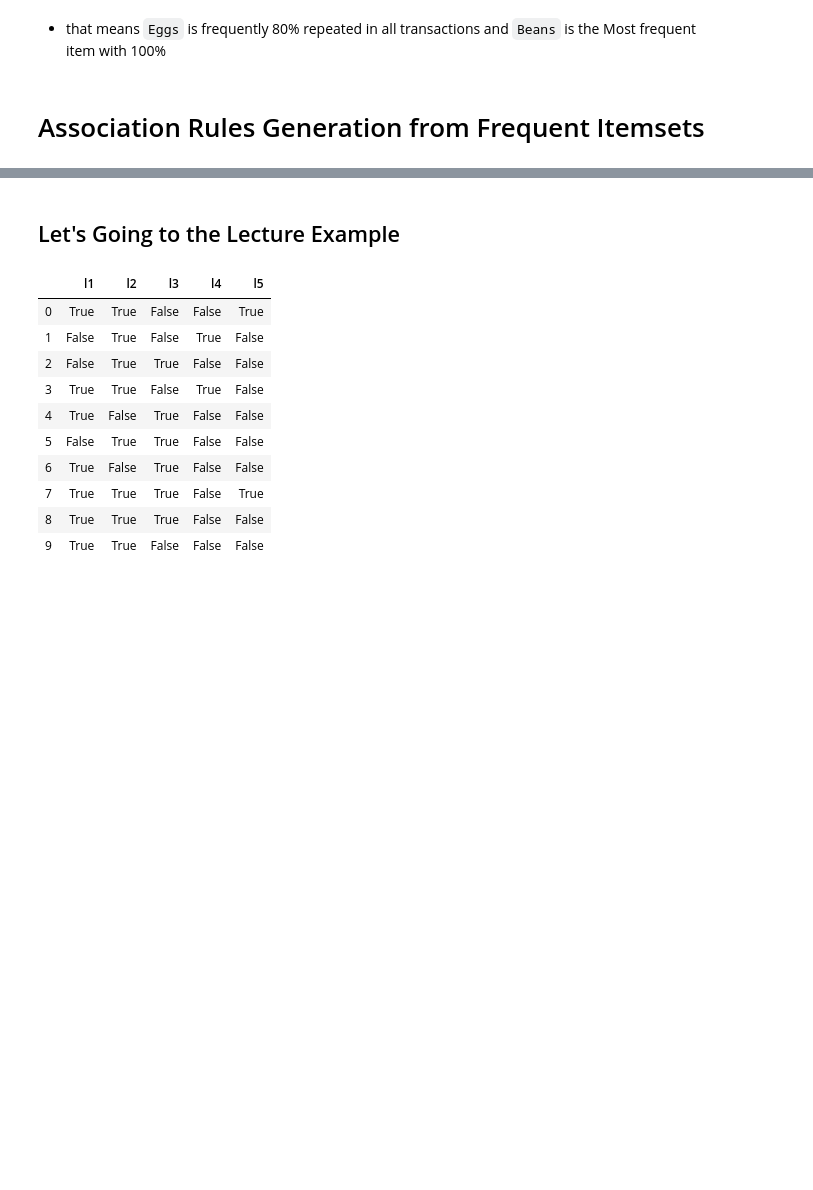
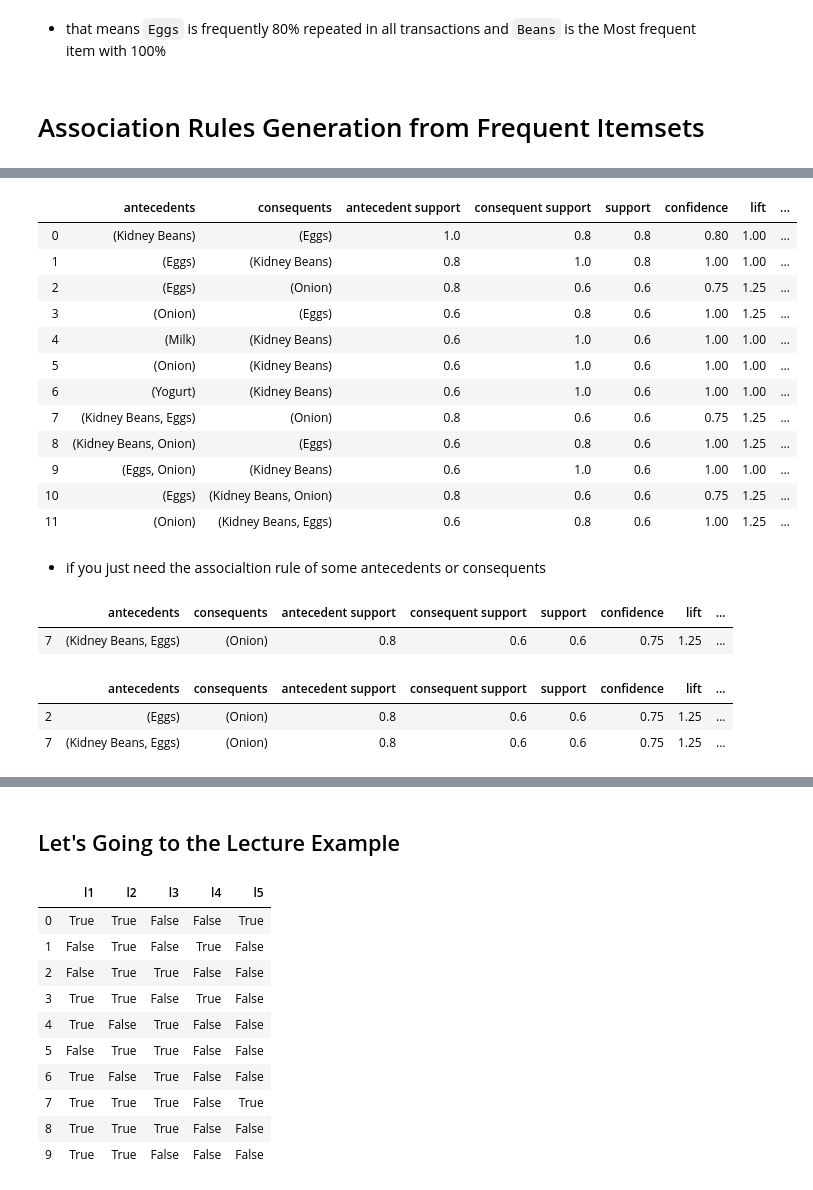
Before and after one commit to mansoura-cis/DataScience.Learning, a Jupyter notebook: Extracting Frequent pattern/Frequent_pattern.ipynb, the cells around one changed output, grey strips where cells are left out. Drawn from its saved outputs; the diff is of its cells as text; code cells hidden in the pictures; blank space fills up the shorter version.

```diff
--- a/Extracting Frequent pattern/Frequent_pattern.ipynb
+++ b/Extracting Frequent pattern/Frequent_pattern.ipynb
@@ -73,0 +154,30 @@ apriori(df, min_support=0.6 , use_colnames=True)
+# %%
+associationRulesSet["antecedent_len"] = associationRulesSet["antecedents"].apply(lambda x: len(x))
+associationRulesSet
+# %% [output]
+|  | antecedents | consequents | antecedent support | consequent support | support | confidence | lift | ... |
+| 0 | (Kidney Beans) | (Eggs) | 1.0 | 0.8 | 0.8 | 0.80 | 1.00 | ... |
+| 1 | (Eggs) | (Kidney Beans) | 0.8 | 1.0 | 0.8 | 1.00 | 1.00 | ... |
+| 2 | (Eggs) | (Onion) | 0.8 | 0.6 | 0.6 | 0.75 | 1.25 | ... |
+| 3 | (Onion) | (Eggs) | 0.6 | 0.8 | 0.6 | 1.00 | 1.25 | ... |
+| 4 | (Milk) | (Kidney Beans) | 0.6 | 1.0 | 0.6 | 1.00 | 1.00 | ... |
+| 5 | (Onion) | (Kidney Beans) | 0.6 | 1.0 | 0.6 | 1.00 | 1.00 | ... |
+| 6 | (Yogurt) | (Kidney Beans) | 0.6 | 1.0 | 0.6 | 1.00 | 1.00 | ... |
+| 7 | (Kidney Beans, Eggs) | (Onion) | 0.8 | 0.6 | 0.6 | 0.75 | 1.25 | ... |
+| 8 | (Kidney Beans, Onion) | (Eggs) | 0.6 | 0.8 | 0.6 | 1.00 | 1.25 | ... |
+| 9 | (Eggs, Onion) | (Kidney Beans) | 0.6 | 1.0 | 0.6 | 1.00 | 1.00 | ... |
+| 10 | (Eggs) | (Kidney Beans, Onion) | 0.8 | 0.6 | 0.6 | 0.75 | 1.25 | ... |
+| 11 | (Onion) | (Kidney Beans, Eggs) | 0.6 | 0.8 | 0.6 | 1.00 | 1.25 | ... |
+# %% [markdown]
+- if you just need the associaltion rule of some antecedents or consequents
+# %%
+associationRulesSet[associationRulesSet['antecedents'] == {'Eggs', 'Kidney Beans'}]
+# %% [output]
+|  | antecedents | consequents | antecedent support | consequent support | support | confidence | lift | ... |
+| 7 | (Kidney Beans, Eggs) | (Onion) | 0.8 | 0.6 | 0.6 | 0.75 | 1.25 | ... |
+# %%
+associationRulesSet[associationRulesSet['consequents'] == {'Onion'}]
+# %% [output]
+|  | antecedents | consequents | antecedent support | consequent support | support | confidence | lift | ... |
+| 2 | (Eggs) | (Onion) | 0.8 | 0.6 | 0.6 | 0.75 | 1.25 | ... |
+| 7 | (Kidney Beans, Eggs) | (Onion) | 0.8 | 0.6 | 0.6 | 0.75 | 1.25 | ... |
```
Also changed, not shown: parts of 18 cells of this notebook, 1 other file.
